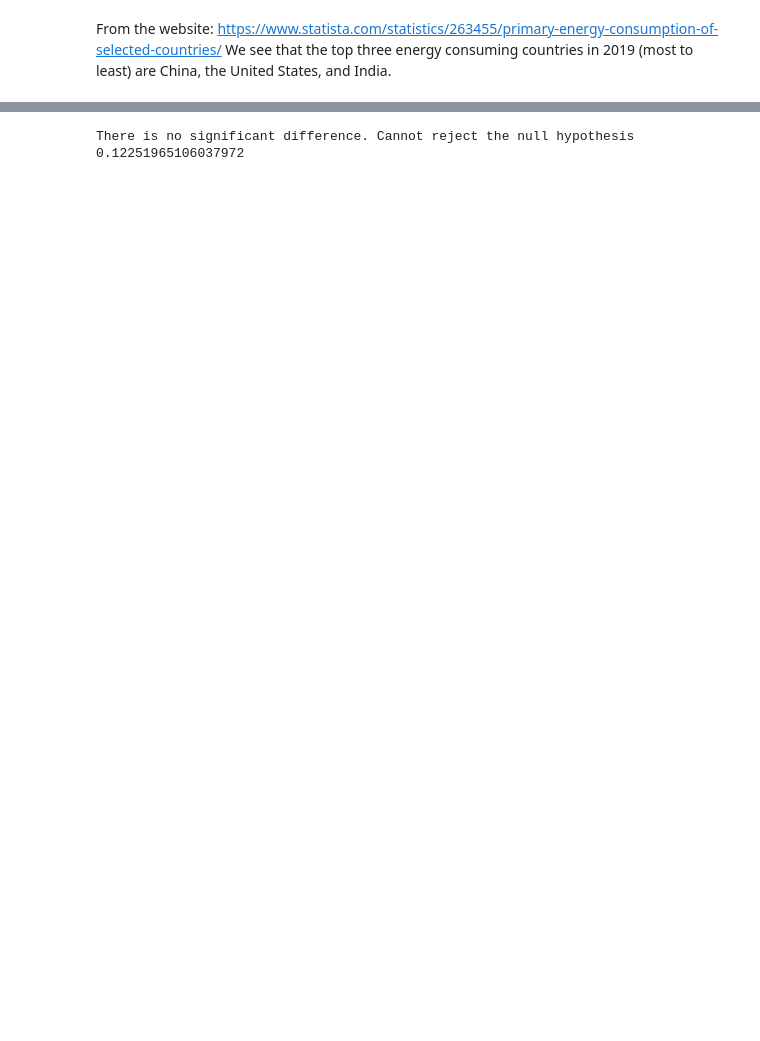
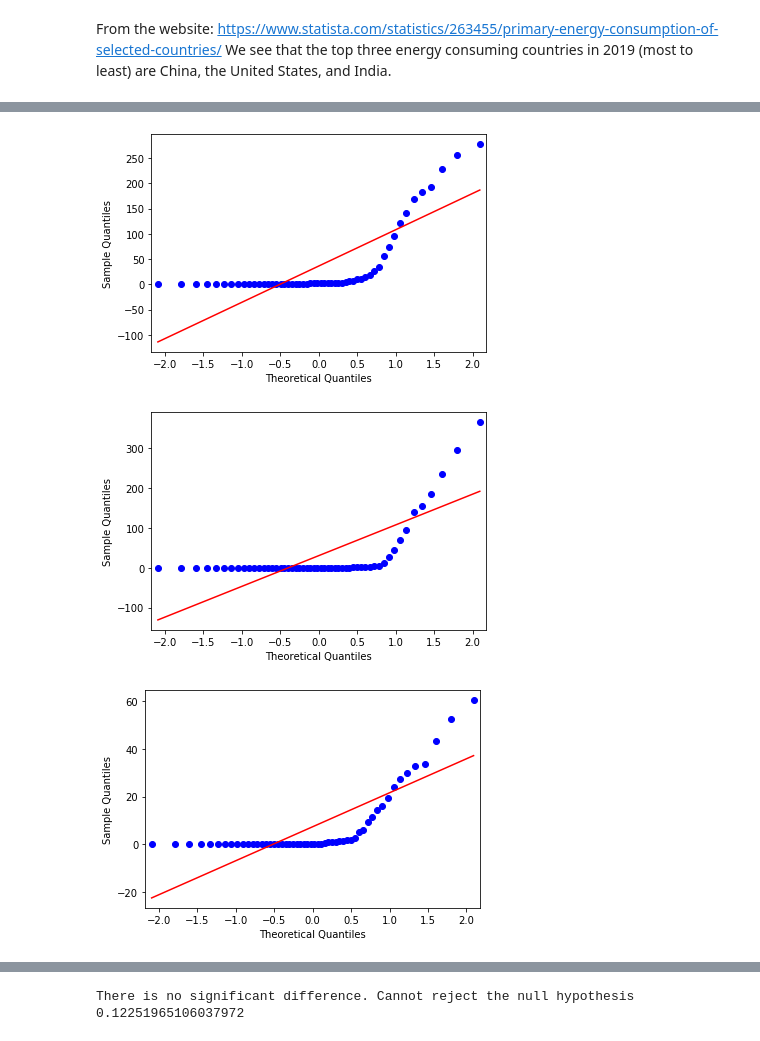
Before and after one commit to jhl126/Capstone1_Rename_later, a Jupyter notebook: Data Analysis.ipynb, the cells around one changed output, grey strips where cells are left out. Cells and saved outputs as stored; diff of their text form; code cells hidden in the pictures; blank space fills up the shorter version.

```diff
--- a/Data Analysis.ipynb
+++ b/Data Analysis.ipynb
@@ -148,0 +175,9 @@ qqplot(top_energy["Wind (terawatt-hours)"], line="s")
+# %%
+qqplot(us["Wind (terawatt-hours)"], line="s")
+qqplot(china["Wind (terawatt-hours)"], line="s")
+qqplot(india["Wind (terawatt-hours)"], line="s")
+plt.show()
+# %% [output]
+[figure, added]
+[figure, added]
+[figure, added]
```
Also changed, not shown: parts of 25 cells of this notebook.
